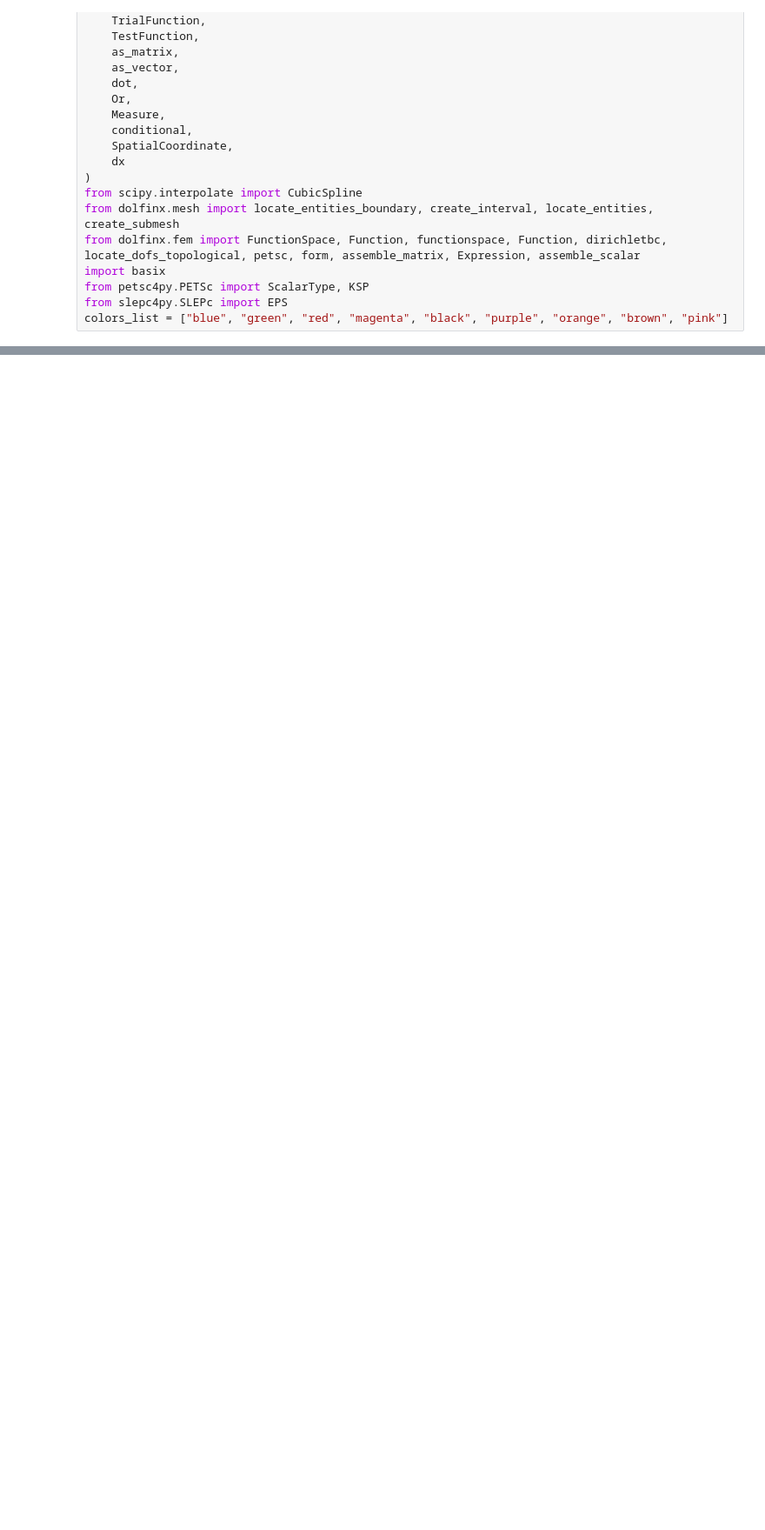
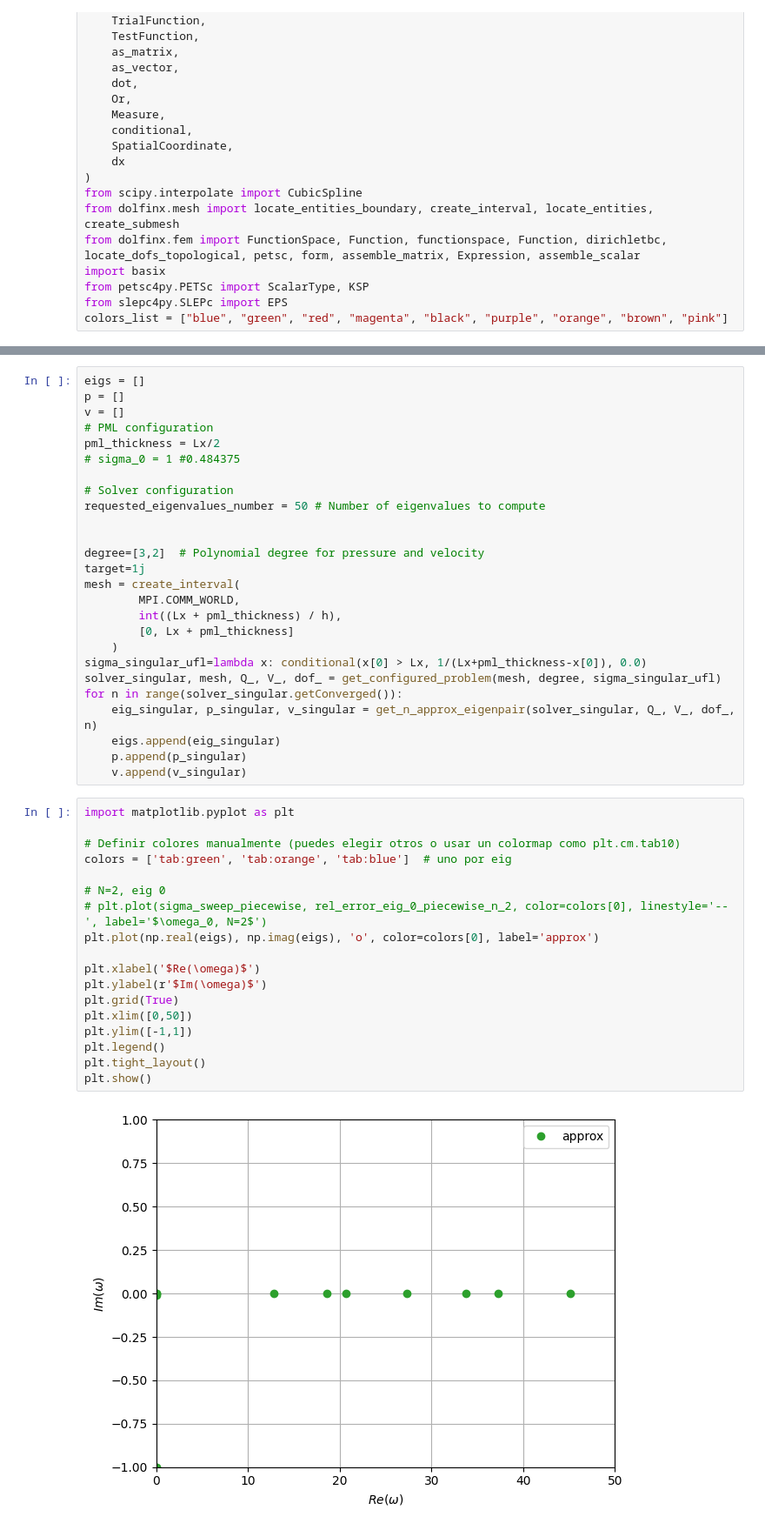
Before and after one commit to sararecondo/HPR-1D, a Jupyter notebook: 1D-Figure-09.ipynb, the cells around one changed output, grey strips where cells are left out. Shown: that part at 87% size. Cells and saved outputs as stored; diff of their text form; blank space fills up the shorter version.

```diff
--- a/1D-Figure-09.ipynb
+++ b/1D-Figure-09.ipynb
@@ -84,0 +276,46 @@ plt.show()
+# %%
+eigs = []
+p = []
+v = []
+# PML configuration
+pml_thickness = Lx/2
+# sigma_0 = 1 #0.484375
+
+# Solver configuration
+requested_eigenvalues_number = 50 # Number of eigenvalues to compute
+
+
+degree=[3,2]  # Polynomial degree for pressure and velocity
+target=1j
+mesh = create_interval(
+        MPI.COMM_WORLD,
+        int((Lx + pml_thickness) / h),
+        [0, Lx + pml_thickness]
+    )
+sigma_singular_ufl=lambda x: conditional(x[0] > Lx, 1/(Lx+pml_thickness-x[0]), 0.0)
+solver_singular, mesh, Q_, V_, dof_ = get_configured_problem(mesh, degree, sigma_singular_ufl)
+for n in range(solver_singular.getConverged()):
+    eig_singular, p_singular, v_singular = get_n_approx_eigenpair(solver_singular, Q_, V_, dof_, n)
+    eigs.append(eig_singular)
+    p.append(p_singular)
+    v.append(v_singular)
+# %%
+import matplotlib.pyplot as plt
+
+# Definir colores manualmente (puedes elegir otros o usar un colormap como plt.cm.tab10)
+colors = ['tab:green', 'tab:orange', 'tab:blue']  # uno por eig
+
+# N=2, eig 0
+# plt.plot(sigma_sweep_piecewise, rel_error_eig_0_piecewise_n_2, color=colors[0], linestyle='--', label='$\omega_0, N=2$')
+plt.plot(np.real(eigs), np.imag(eigs), 'o', color=colors[0], label='approx')
+
+plt.xlabel('$Re(\omega)$')
+plt.ylabel(r'$Im(\omega)$')
+plt.grid(True)
+plt.xlim([0,50])
+plt.ylim([-1,1])
+plt.legend()
+plt.tight_layout()
+plt.show()
+# %% [output]
+[figure, added]
```
Also changed, not shown: parts of 7 cells of this notebook, 5 other files.
